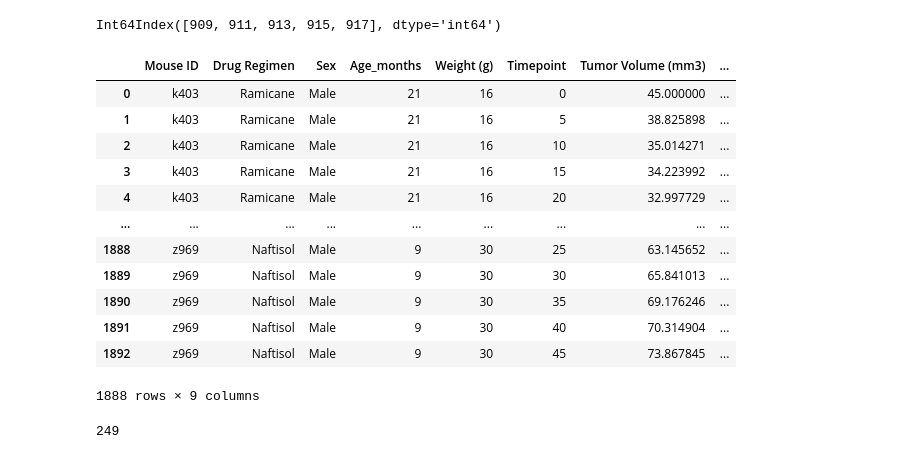
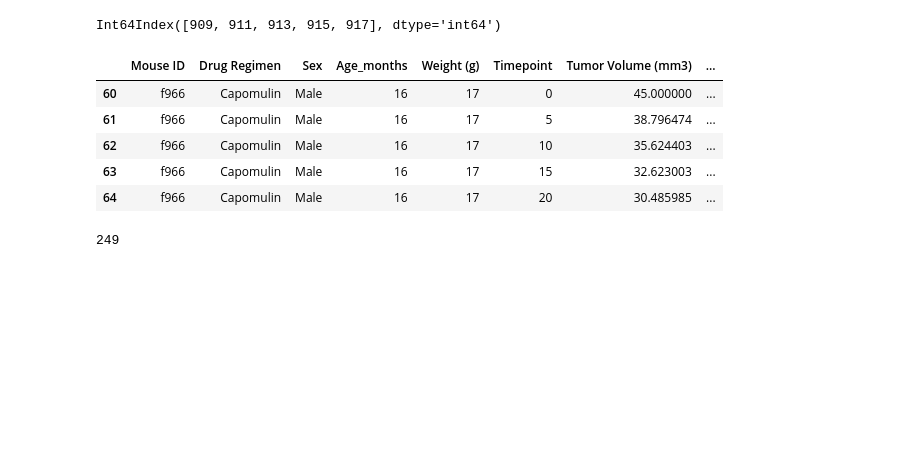
Before and after one commit to theaddies/05-Matplotlib, a Jupyter notebook: Pymaceuticals/pymaceuticals_starter.ipynb, the cells around one changed output. Cells and saved outputs as stored; diff of their text form; code cells hidden in the pictures; blank space fills up the shorter version.

```diff
--- a/Pymaceuticals/pymaceuticals_starter.ipynb
+++ b/Pymaceuticals/pymaceuticals_starter.ipynb
@@ -125,3 +126,7 @@ mouse_merge_df
 | 1891 | z969 | Naftisol | Male | 9 | 30 | 40 | 70.314904 | ... |
 | 1892 | z969 | Naftisol | Male | 9 | 30 | 45 | 73.867845 | ... |
 1893 rows × 9 columns
+# %%
+#a list of all mice IDs
+mice_list = mouse_merge_df[:]['Mouse ID'].unique()
+mice_list
@@ -127,0 +151,4 @@ mouse_merge_df
+# %%
+mouse = 'f966'
+
+mouse_merge_df.loc[mouse_merge_df['Mouse ID'] == mouse,'Timepoint']
@@ -127,0 +162,16 @@ mouse_merge_df
+# %%
+for mouse in mice_list:
+    mouse_max_tp = mouse_merge_df.loc[((mouse_merge_df['Mouse ID'] == mouse) &\
+                        (mouse_merge_df['Timepoint'] == mouse_merge_df['Timepoint'].max())),\
+                      ['Mouse ID', 'Timepoint']]
+    mouse_max_tp = mouse_merge_df.loc[mouse_merge_df['Mouse ID'] == mouse,'Timepoint'].max()
+    mouse_merge_df.loc[mouse_merge_df['Mouse ID'] == mouse,'max_timepoint'] = mouse_max_tp
+
+    tp_count = mouse_merge_df.loc[(mouse_merge_df['Mouse ID'] == mouse),'Timepoint'].count()
+    if tp_count <10:
+        print('**************************')
+
+    print('mouse ID = ', mouse)
+    print('Count of timepoints = ',tp_count)
+    print('mouse max Timepoint = ',mouse_max_tp)
+    print('mouse max Timepoint = ',mouse_max_tp)
@@ -145,21 +229,14 @@ Int64Index([909, 911, 913, 915, 917], dtype='int64')
 mouse_merge_clean_df = mouse_merge_df.drop(duplicate_rows.index)
 # %%
 # Checking the number of mice in the clean DataFrame.
-mouse_merge_clean_df
+mouse_merge_clean_df.loc[mouse_merge_clean_df['Mouse ID'] == 'f966']
 # %% [output]
 |  | Mouse ID | Drug Regimen | Sex | Age_months | Weight (g) | Timepoint | Tumor Volume (mm3) | ... |
-| 0 | k403 | Ramicane | Male | 21 | 16 | 0 | 45.000000 | ... |
-| 1 | k403 | Ramicane | Male | 21 | 16 | 5 | 38.825898 | ... |
-| 2 | k403 | Ramicane | Male | 21 | 16 | 10 | 35.014271 | ... |
-| 3 | k403 | Ramicane | Male | 21 | 16 | 15 | 34.223992 | ... |
-| 4 | k403 | Ramicane | Male | 21 | 16 | 20 | 32.997729 | ... |
-| ... | ... | ... | ... | ... | ... | ... | ... | ... |
-| 1888 | z969 | Naftisol | Male | 9 | 30 | 25 | 63.145652 | ... |
-| 1889 | z969 | Naftisol | Male | 9 | 30 | 30 | 65.841013 | ... |
-| 1890 | z969 | Naftisol | Male | 9 | 30 | 35 | 69.176246 | ... |
-| 1891 | z969 | Naftisol | Male | 9 | 30 | 40 | 70.314904 | ... |
-| 1892 | z969 | Naftisol | Male | 9 | 30 | 45 | 73.867845 | ... |
+| 60 | f966 | Capomulin | Male | 16 | 17 | 0 | 45.000000 | ... |
+| 61 | f966 | Capomulin | Male | 16 | 17 | 5 | 38.796474 | ... |
+| 62 | f966 | Capomulin | Male | 16 | 17 | 10 | 35.624403 | ... |
+| 63 | f966 | Capomulin | Male | 16 | 17 | 15 | 32.623003 | ... |
+| 64 | f966 | Capomulin | Male | 16 | 17 | 20 | 30.485985 | ... |
-1888 rows × 9 columns
 # %%
 #unique mice.  Same as the number found above.
 len(mouse_merge_clean_df['Mouse ID'].unique())
```
Also changed, not shown: parts of 40 cells of this notebook.
